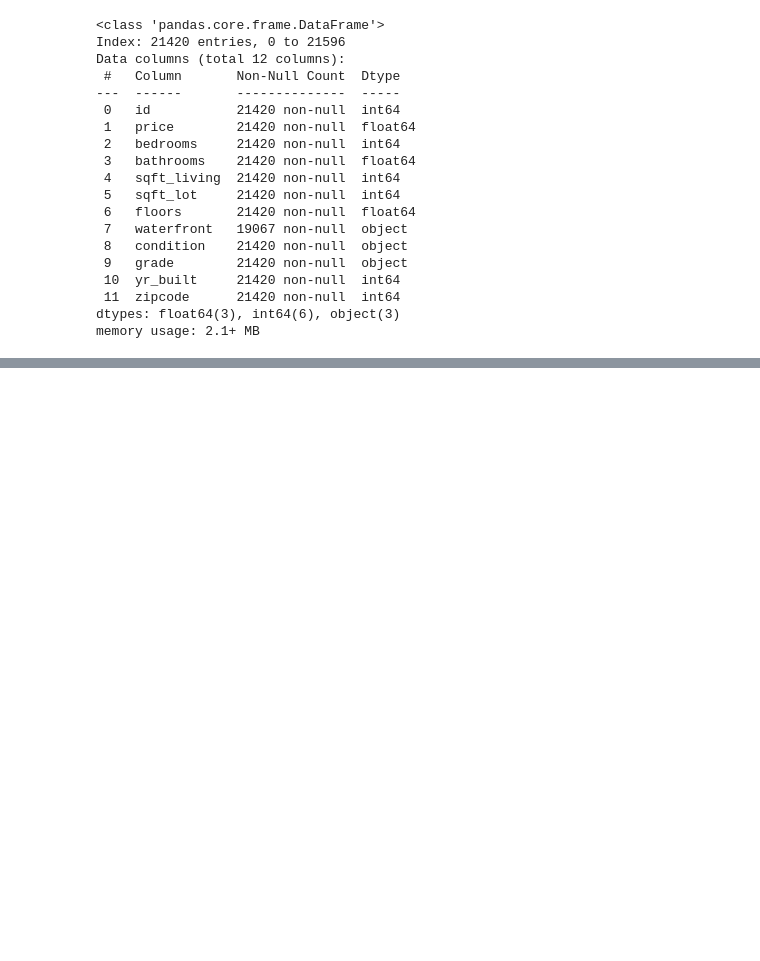
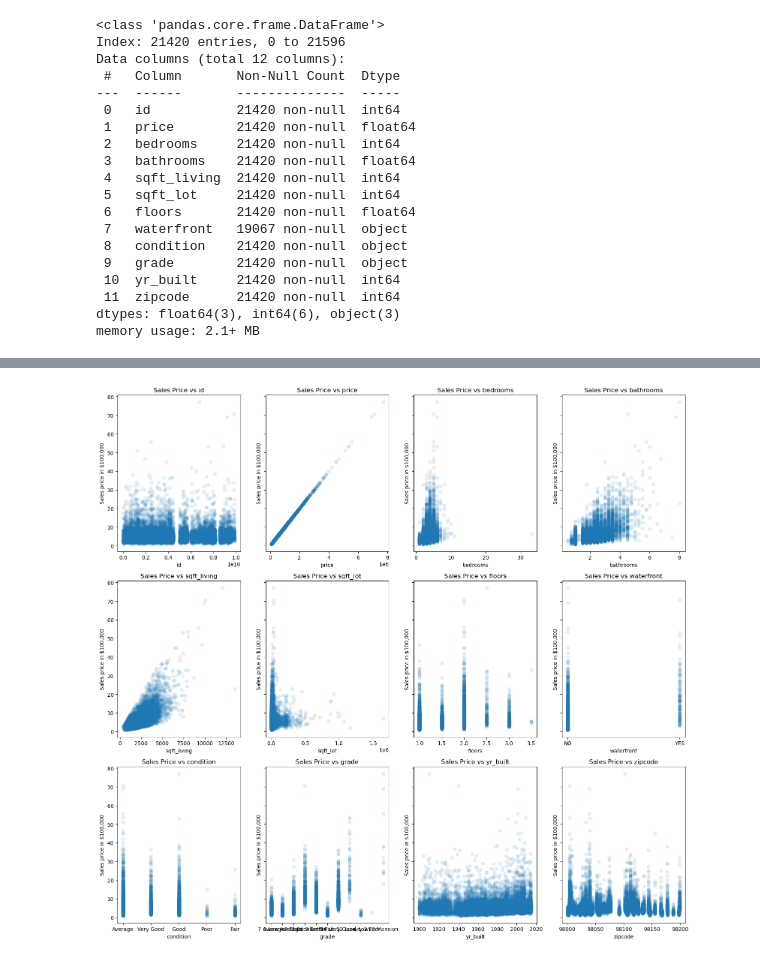
Before and after one commit to FionaNalianya/King-County-House-Sales, a Jupyter notebook: notebook.ipynb, the cells around one changed output, grey strips where cells are left out. Saved outputs shown, nothing was run; the diff lists cells and outputs as text; code cells hidden in the pictures; blank space fills up the shorter version.

```diff
--- a/notebook.ipynb
+++ b/notebook.ipynb
@@ -180,0 +170,13 @@ house['waterfront'] = house['waterfront'].fillna('NO')
+# %%
+# checking the linearity assumptions with the target variable of price
+fig, axes = plt.subplots(nrows = 3, ncols= 4, figsize=(16,15), sharey=True)
+
+for ax, column in zip(axes.flatten(), house.columns):
+    ax.scatter(house[column], house['price']/100_000, label = column, alpha= .1)
+    ax.set_title(f'Sales Price vs {column}')
+    ax.set_xlabel(column)
+    ax.set_ylabel('Sales price in $100,000')
+
+fig.tight_layout()
+# %% [output]
+[figure, added]
```
Also changed, not shown: parts of 14 cells of this notebook.
